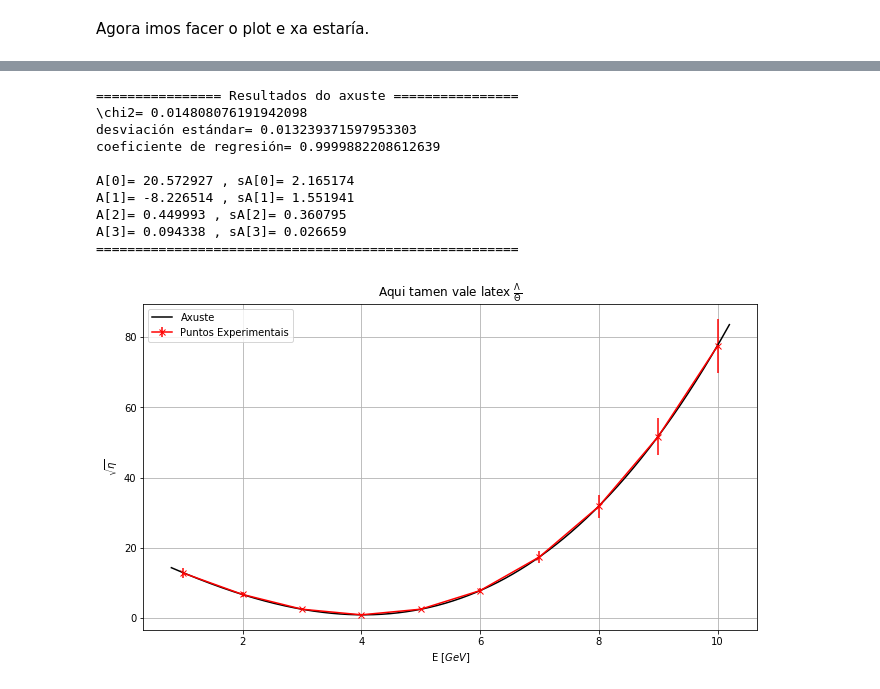
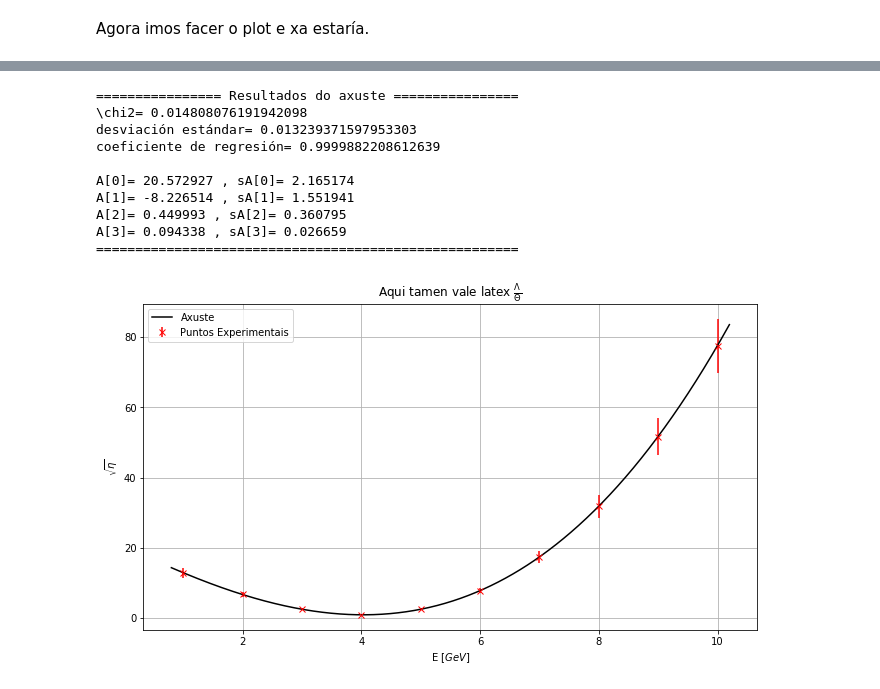
Before and after one commit to saulsolino/python-for-dummies, a Jupyter notebook: python_for_dummies_axuste1.ipynb, the cells around one changed output, grey strips where cells are left out. Cells and saved outputs as stored; diff of their text form; code cells hidden in the pictures.

```diff
--- a/python_for_dummies_axuste1.ipynb
+++ b/python_for_dummies_axuste1.ipynb
@@ -229,32 +232,32 @@ for i in range(NC):
     print( 'A[{0:d}]= {1:f} , sA[{0:d}]= {2:f}'.format(i,coef[i],E[i]))
 
 print( '======================================================')
 
 plt.figure(figsize = (11,6))
 plt.grid(True)
 
 xt=np.linspace(x[0]-0.2,x[-1]+0.2,1000) #Aquí eu recomendovos restar un pouco ao primeiro valor e sumar un pouco ao último, queda máis bonito
 yt=funcion_axuste(xt,*coef)
 
-plt.errorbar(x, y, yerr = sy, marker = 'x', color = 'r', label = 'Puntos Experimentais')
+plt.errorbar(x, y, yerr = sy, marker = 'x', color = 'r', linestyle = '', label = 'Puntos Experimentais')
 plt.plot(xt, yt, 'k-', label = 'Axuste')
 
 
 plt.title(titulo)
 plt.xlabel(label_x)
 plt.ylabel(label_y)
 plt.legend(loc = 'best')
 plt.plot()
 plt.show()
 # %% [output]
 ================ Resultados do axuste ================
 \chi2= 0.014808076191942098
 desviación estándar= 0.013239371597953303
 coeficiente de regresión= 0.9999882208612639
 
 A[0]= 20.572927 , sA[0]= 2.165174
 A[1]= -8.226514 , sA[1]= 1.551941
 A[2]= 0.449993 , sA[2]= 0.360795
 A[3]= 0.094338 , sA[3]= 0.026659
 ======================================================
-[figure, old version]
+[figure, new version]
```
Also changed, not shown: parts of 2 cells of this notebook.
